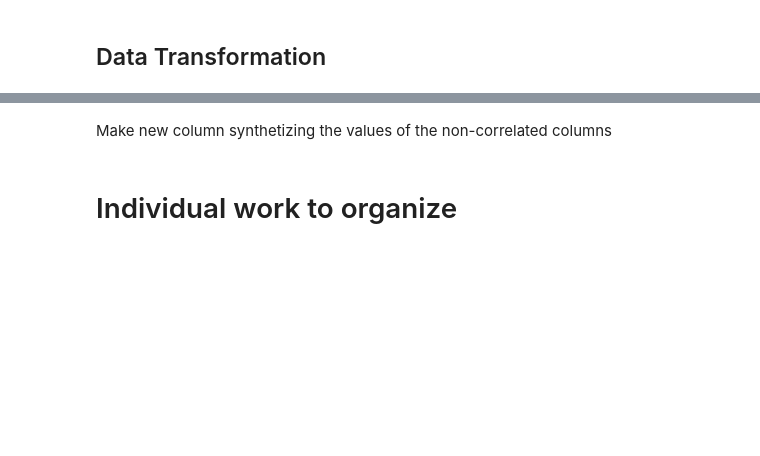
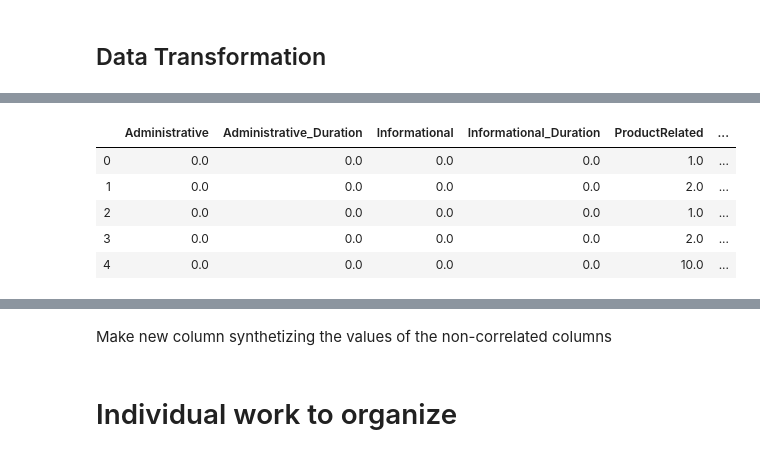
Before and after one commit to sideround/project-ml-onlineshop, a Jupyter notebook: project-ml-onlineshop.ipynb, the cells around one changed output, grey strips where cells are left out. Cells and saved outputs as stored; diff of their text form; code cells hidden in the pictures; blank space fills up the shorter version.

```diff
--- a/project-ml-onlineshop.ipynb
+++ b/project-ml-onlineshop.ipynb
@@ -1213,0 +1339,25 @@ data[to_float] = data[to_float].apply(pd.to_numeric, errors='coerce')
+# %%
+# Filling missing values with ffill
+
+clean_no_nan = clean.fillna(method='ffill').copy()
+# %%
+# LABEL ENCODING: revenue and weekend to 0 and 1
+
+# creating instance of labelencoder
+labelencoder = LabelEncoder()
+
+# Assigning numerical values and storing in another column
+
+cols_label_enc = ['Revenue', 'Weekend']
+
+for col in cols_label_enc:
+    clean_no_nan[col+'_enc'] = labelencoder.fit_transform(clean_no_nan[col])
+# %%
+clean_no_nan.head()
+# %% [output]
+|  | Administrative | Administrative_Duration | Informational | Informational_Duration | ProductRelated | ... |
+| 0 | 0.0 | 0.0 | 0.0 | 0.0 | 1.0 | ... |
+| 1 | 0.0 | 0.0 | 0.0 | 0.0 | 2.0 | ... |
+| 2 | 0.0 | 0.0 | 0.0 | 0.0 | 1.0 | ... |
+| 3 | 0.0 | 0.0 | 0.0 | 0.0 | 2.0 | ... |
+| 4 | 0.0 | 0.0 | 0.0 | 0.0 | 10.0 | ... |
```
Also changed, not shown: parts of 73 cells of this notebook.
